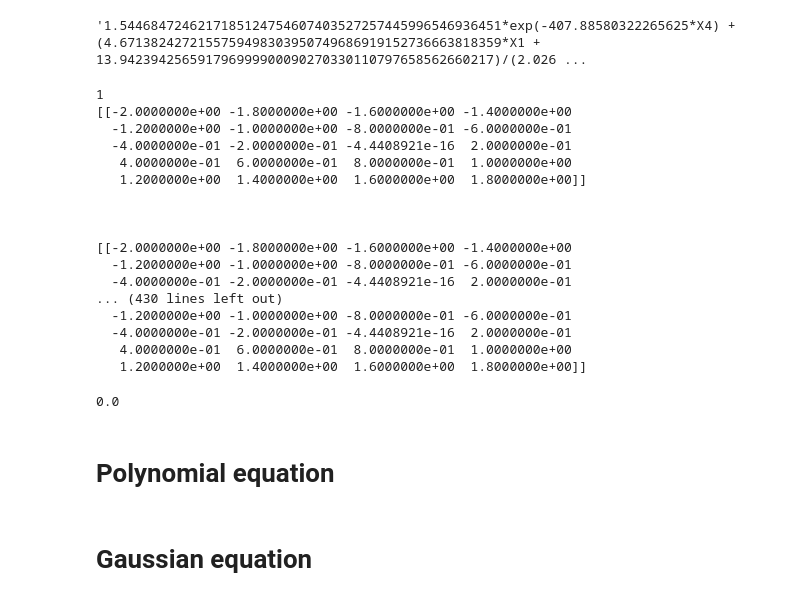
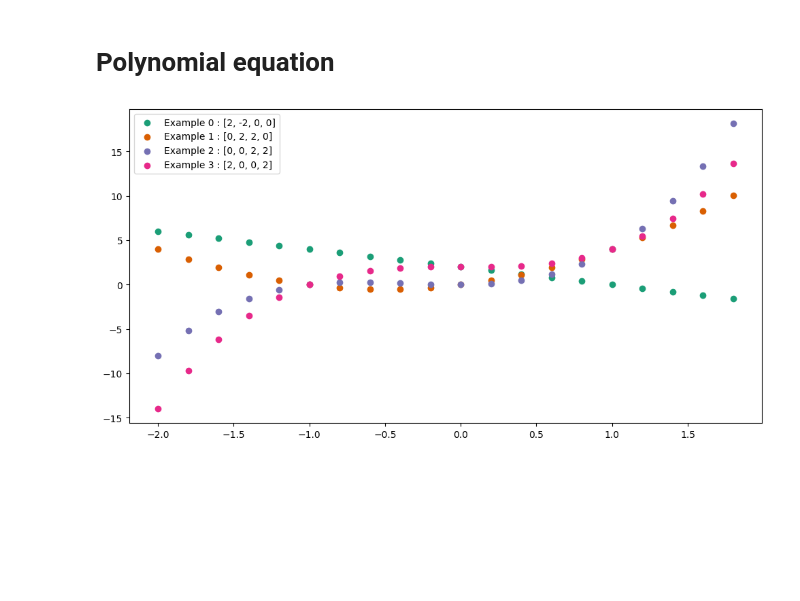
Before and after one commit to erusseil/MvSR-analysis, a Jupyter notebook: example_design.ipynb, the cells around one changed output. Saved outputs shown, nothing was run; the diff lists cells and outputs as text; code cells hidden in the pictures; blank space fills up the shorter version.

```diff
--- a/example_design.ipynb
+++ b/example_design.ipynb
@@ -3,17 +3,24 @@ import matplotlib.pyplot as plt
 import numpy as np
 import generate_toy as gt
 import seaborn as sns
+import pandas as pd
+from numpy.random import default_rng
 
+global_rng = default_rng(seed=0)
 
 figsize = (12, 6)
 color_palette = sns.color_palette("Dark2")
 
-def plot_examples(func, params, lims, step):
+def plot_examples(func, params, lims, step, noise=0, rng=global_rng, scale=False):
     plt.figure(figsize=figsize)
     for i in range(len(params)):
         X = np.arange(lims[i][0], lims[i][1], step)
         if 0 in X:
             print(X)
         y = func(X, *params[i])
-        plt.scatter(X, y, color=color_palette[i], label=f'Example {i} : {params[i]}')
+        if scale:
+            y = 10 * y/(max([abs(k) for k in y]))
+        y_noisy = y + gt.gaussian_noise(y, rng, noise)
+
+        plt.scatter(X, y_noisy, color=color_palette[i], label=f'Example {i} : {params[i]}')
     plt.legend()
@@ -53,27 +26,0 @@ symp
-# %%
-re.sub("e\d+", '',re.sub("e\+\d+", '', re.sub("e-\d+", '', symp)))
-# %% [output]
-'1.5446847246217185124754607403527257445996546936451*exp(-407.88580322265625*X4) + (4.6713824272155759498303950749686919152736663818359*X1 + 13.942394256591796999900090270330110797658562660217)/(2.026 ...
-# %%
-func, function_str, parameters_dict = ana.convert_string_to_func('1.2*X1**2+2.4*X1+3.1', 1)
-
-ana.refit_solution(func, 'toy_data/polynomial/perfect/example0.csv', parameters_dict)
-# %% [output]
-1
-[[-2.0000000e+00 -1.8000000e+00 -1.6000000e+00 -1.4000000e+00
-  -1.2000000e+00 -1.0000000e+00 -8.0000000e-01 -6.0000000e-01
-  -4.0000000e-01 -2.0000000e-01 -4.4408921e-16  2.0000000e-01
-   4.0000000e-01  6.0000000e-01  8.0000000e-01  1.0000000e+00
-   1.2000000e+00  1.4000000e+00  1.6000000e+00  1.8000000e+00]]
-
-
-
-[[-2.0000000e+00 -1.8000000e+00 -1.6000000e+00 -1.4000000e+00
-  -1.2000000e+00 -1.0000000e+00 -8.0000000e-01 -6.0000000e-01
-  -4.0000000e-01 -2.0000000e-01 -4.4408921e-16  2.0000000e-01
-... (430 lines left out)
-  -1.2000000e+00 -1.0000000e+00 -8.0000000e-01 -6.0000000e-01
-  -4.0000000e-01 -2.0000000e-01 -4.4408921e-16  2.0000000e-01
-   4.0000000e-01  6.0000000e-01  8.0000000e-01  1.0000000e+00
-   1.2000000e+00  1.4000000e+00  1.6000000e+00  1.8000000e+00]]
-0.0
@@ -84,18 +27,15 @@ func(np.array([[1,2,3,4,5]]), 2, 2, 2)
 # %% [markdown]
 # Polynomial equation
 # %%
-step = .1
-example_parameters = [[2, -2, 0],
-                      [0, 2, -2],
-                      [0, 0, 2],
-                      [0, 2, 0]]
+step = .2
+example_parameters = [[2, -2, 0, 0],[0, 2, 2, 0],[0, 0, 2, 2], [2, 0, 0, 2]]
 
 X_limits = [[-2, 2],
             [-2, 2],
             [-2, 2],
             [-2, 2]]
 
-plot_examples(gt.func_poly, example_parameters, X_limits, step)
+plot_examples(gt.func_poly3, example_parameters, X_limits, step, noise=0)
+# %% [output]
+[figure, added]
-# %% [markdown]
-# Gaussian equation
 # %%
```
Also changed, not shown: parts of 10 cells of this notebook, 3 other files.
